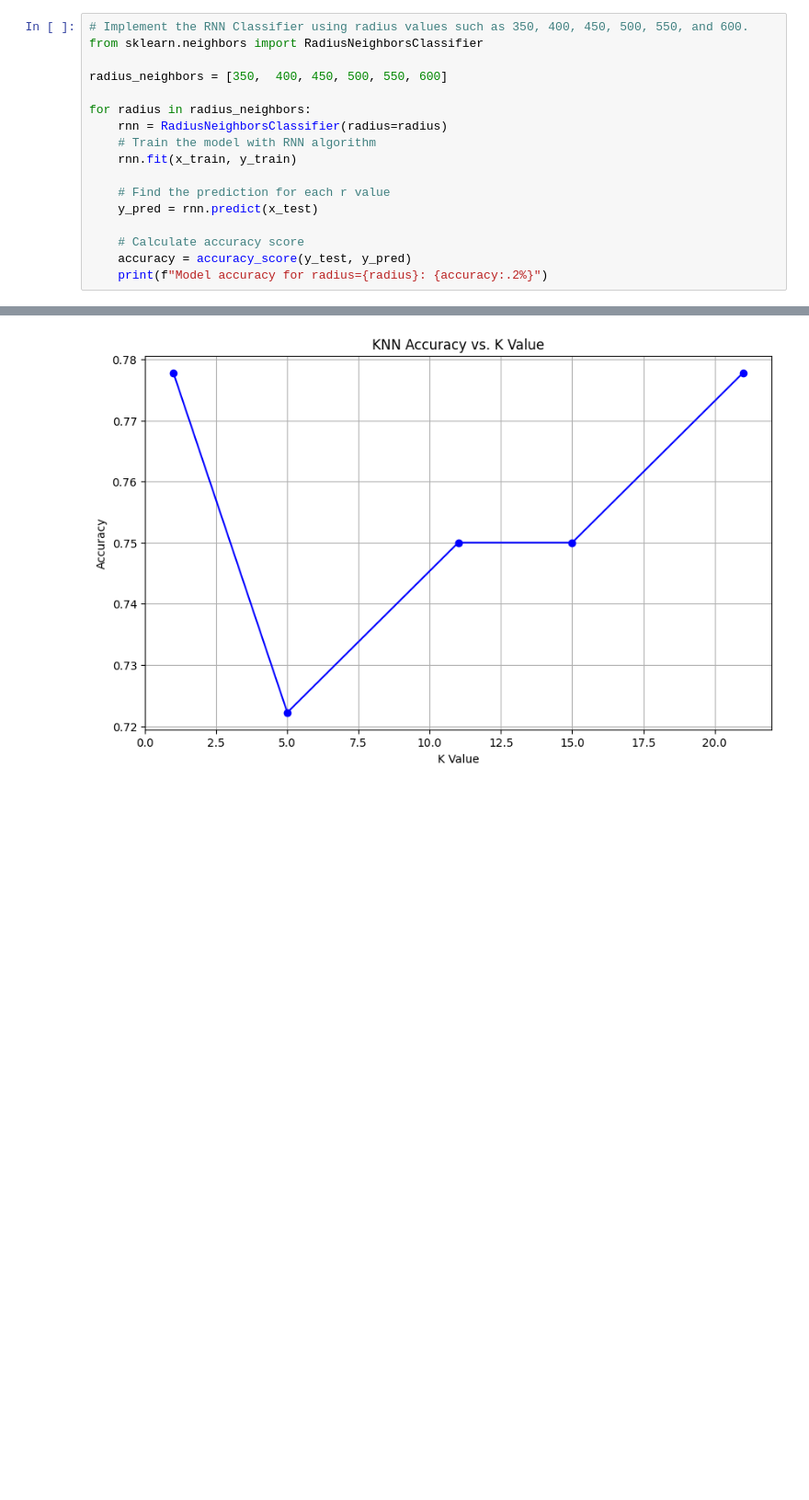
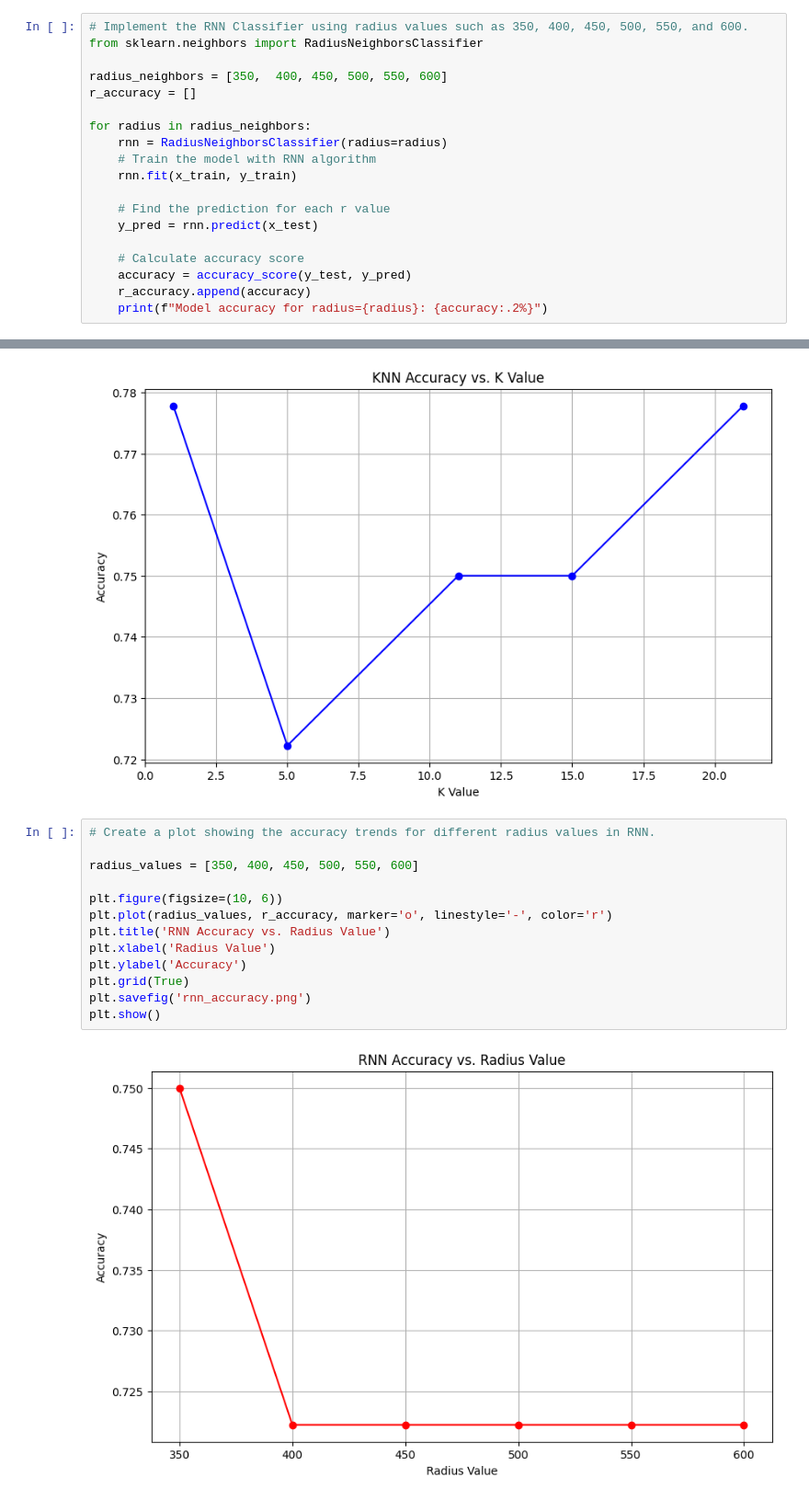
Before and after one commit to olkanth/MSCS_634_Lab_2, a Jupyter notebook: MSCS_634_Lab_2.ipynb, the cells around one changed output, grey strips where cells are left out. Shown at 92% size. Cells and saved outputs as stored; diff of their text form; blank space fills up the shorter version.

Commit message:
RNN accuracy plot

```diff
--- a/MSCS_634_Lab_2.ipynb
+++ b/MSCS_634_Lab_2.ipynb
@@ -123,6 +125,7 @@ Model accuracy for k=21: 77.78%
 from sklearn.neighbors import RadiusNeighborsClassifier
 
 radius_neighbors = [350,  400, 450, 500, 550, 600]
+r_accuracy = []
 
 for radius in radius_neighbors:
     rnn = RadiusNeighborsClassifier(radius=radius)
@@ -134,6 +137,7 @@ for radius in radius_neighbors:
 
     # Calculate accuracy score
     accuracy = accuracy_score(y_test, y_pred)
+    r_accuracy.append(accuracy)
     print(f"Model accuracy for radius={radius}: {accuracy:.2%}")
 # %% [output]
 Model accuracy for radius=350: 75.00%
@@ -162,3 +166,18 @@ plt.savefig('knn_accuracy.png')
 plt.show()
 # %% [output]
 [figure]
+# %%
+# Create a plot showing the accuracy trends for different radius values in RNN.
+
+radius_values = [350, 400, 450, 500, 550, 600]
+
+plt.figure(figsize=(10, 6))
+plt.plot(radius_values, r_accuracy, marker='o', linestyle='-', color='r')
+plt.title('RNN Accuracy vs. Radius Value')
+plt.xlabel('Radius Value')
+plt.ylabel('Accuracy')
+plt.grid(True)
+plt.savefig('rnn_accuracy.png')
+plt.show()
+# %% [output]
+[figure, added]
```
Also changed, not shown: parts of 1 cell of this notebook.
